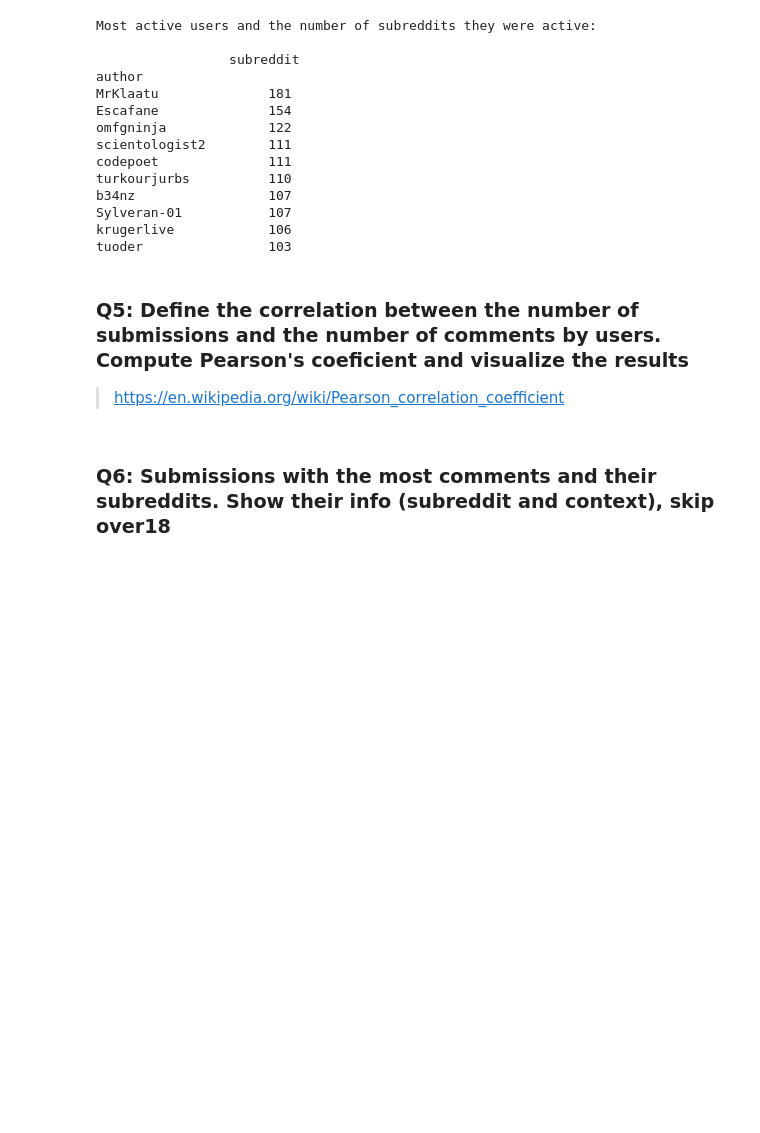
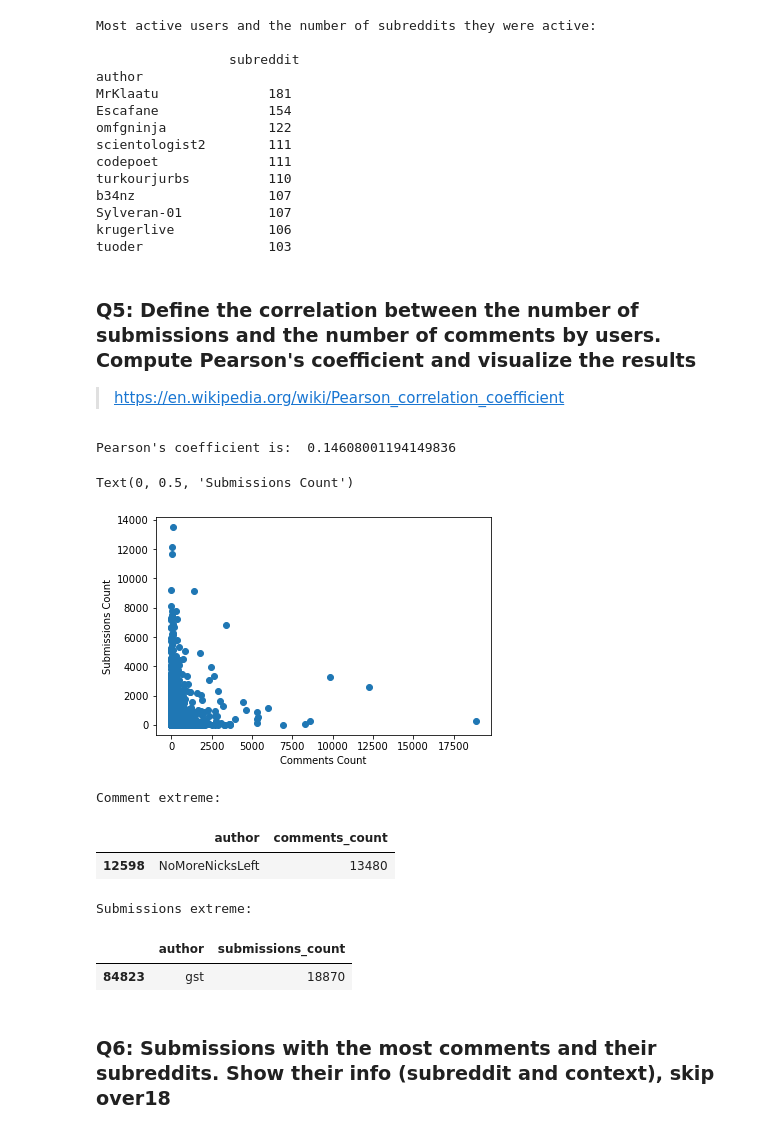
Before and after one commit to milicevicMarko/Reddit2008-Analysis, a Jupyter notebook: Static analysis.ipynb, the cells around one changed output. Drawn from its saved outputs; the diff is of its cells as text; code cells hidden in the pictures; blank space fills up the shorter version.

```diff
--- a/Static analysis.ipynb
+++ b/Static analysis.ipynb
@@ -181,12 +181,44 @@ Sylveran-01           107
 krugerlive            106
 tuoder                103
 # %% [markdown]
-### Q5: Define the correlation between the number of submissions and the number of comments by users. Compute Pearson's coeficient and visualize the results
+### Q5: Define the correlation between the number of submissions and the number of comments by users. Compute Pearson's coefficient and visualize the results
 
 > https://en.wikipedia.org/wiki/Pearson_correlation_coefficient
 # %%
 from scipy.stats import pearsonr
 import matplotlib.pyplot as plt
+# %%
+author_submissions = submissions[["author"]].groupby("author").size().reset_index(name="submissions_count")
+author_comments = comments[["author"]].groupby("author").size().reset_index(name="comments_count")
+
+all_posting = pd.merge(author_submissions, author_comments, how="outer", left_on="author", right_on="author").reset_index().fillna(0)
+# all_posting
+# %%
+pearson, ttp = pearsonr(all_posting["submissions_count"], all_posting["comments_count"])
+print("Pearson's coefficient is: ", pearson)
+# %% [output]
+Pearson's coefficient is:  0.14608001194149836
+# %%
+plt.scatter(all_posting["submissions_count"], all_posting["comments_count"])
+plt.xlabel("Comments Count")
+plt.ylabel("Submissions Count")
+# %% [output]
+Text(0, 0.5, 'Submissions Count')
+[figure, added]
+# %%
+print("Comment extreme: ")
+author_comments.sort_values(by="comments_count", ascending=False).iloc[:1]
+# %% [output]
+Comment extreme:
+|  | author | comments_count |
+| 12598 | NoMoreNicksLeft | 13480 |
+# %%
+print("Submissions extreme: ")
+author_submissions.sort_values(by="submissions_count", ascending=False).iloc[:1]
+# %% [output]
+Submissions extreme:
+|  | author | submissions_count |
+| 84823 | gst | 18870 |
 # %% [markdown]
 ### Q6: Submissions with the most comments and their subreddits. Show their info (subreddit and context),  skip over18
 # %%
```
